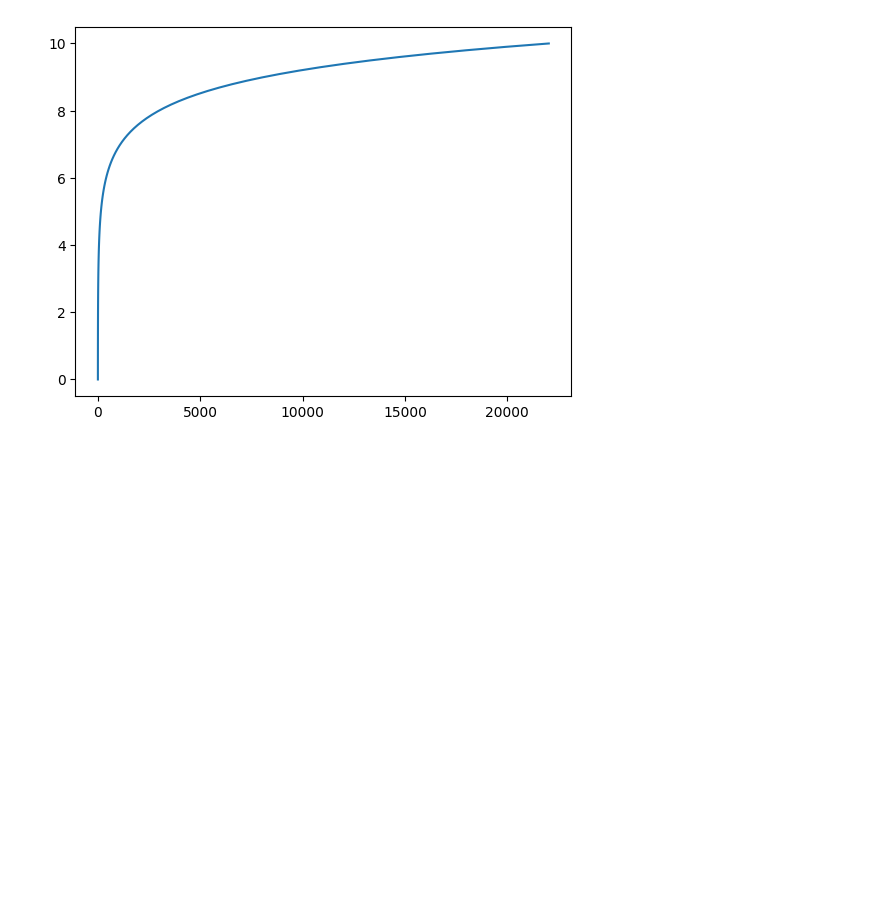
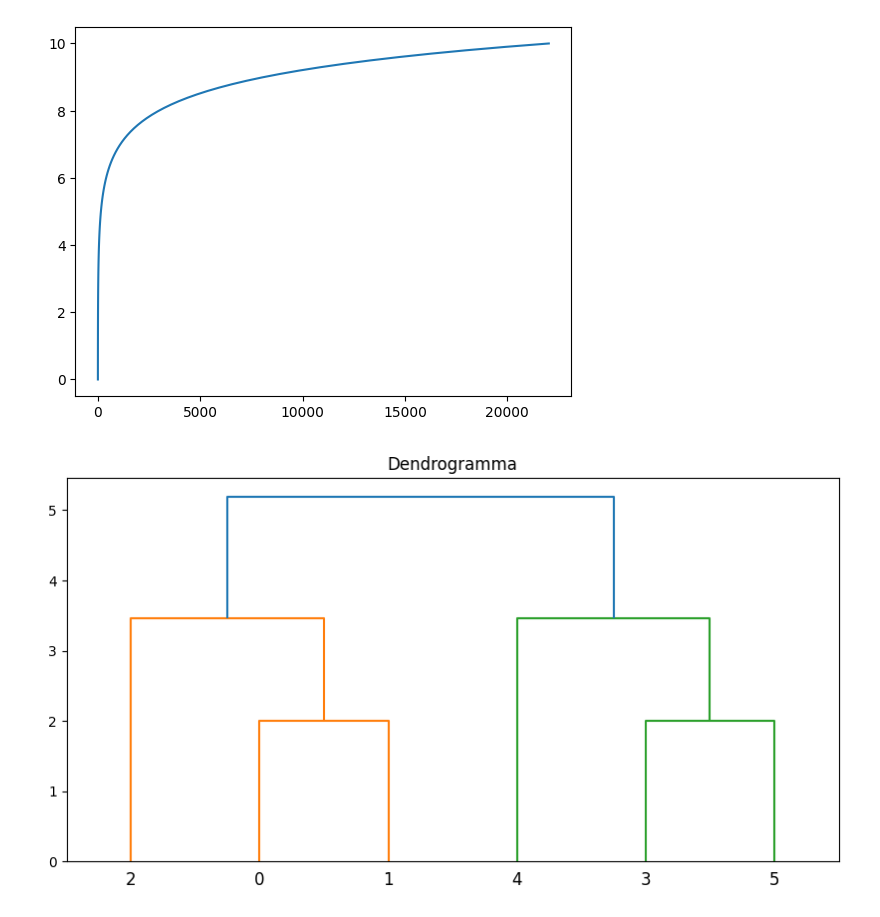
Before and after one commit to Undersk0re/machine-learning-course, a Jupyter notebook: Example/03-matplot.ipynb, the cells around one changed output. Drawn from its saved outputs; the diff is of its cells as text; code cells hidden in the pictures; blank space fills up the shorter version.

```diff
--- a/Example/03-matplot.ipynb
+++ b/Example/03-matplot.ipynb
@@ -125,3 +125,19 @@ plt.plot(y,x);
 plt.show()
 # %% [output]
 [figure]
+# %%
+import numpy as np
+import scipy.cluster.hierarchy as sch
+import matplotlib.pyplot as plt
+
+X = np.array([[1, 2], [1, 4], [1, 0], [4, 2], [4, 4], [4, 0]])
+
+
+Z = sch.linkage(X, method='ward')
+
+plt.figure(figsize=(10, 5))
+sch.dendrogram(Z)
+plt.title("Dendrogramma")
+plt.show()
+# %% [output]
+[figure, added]
```
Also changed, not shown: 2 other files.
